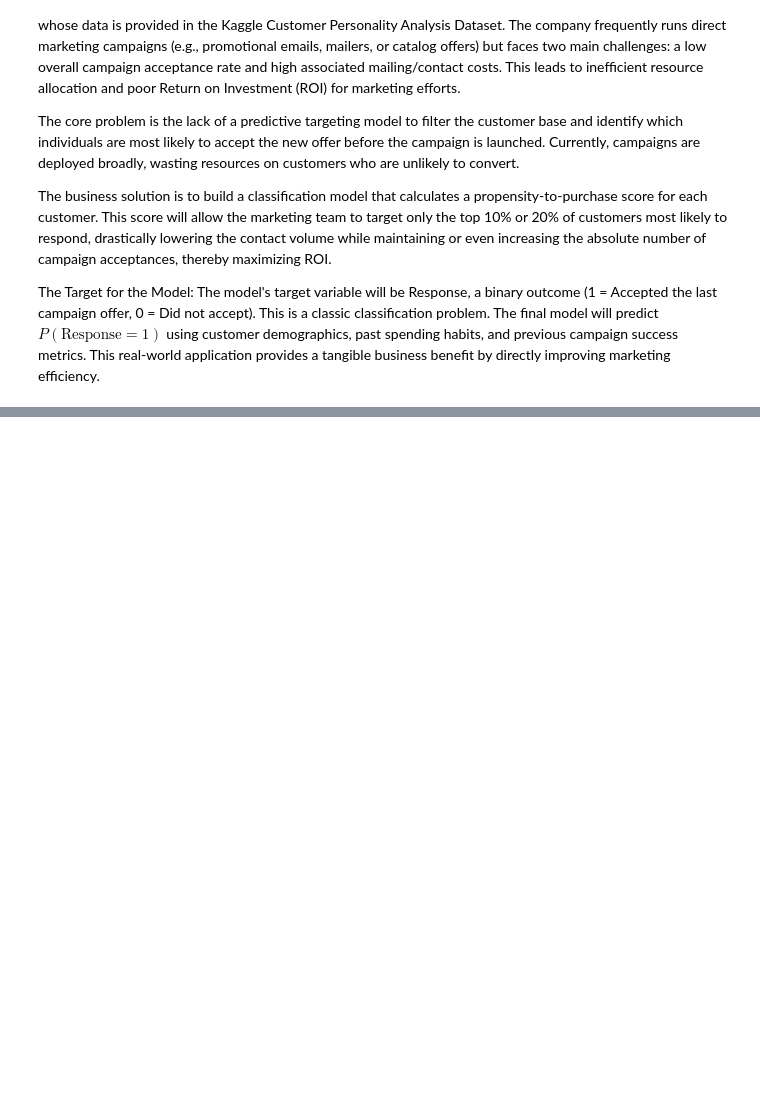
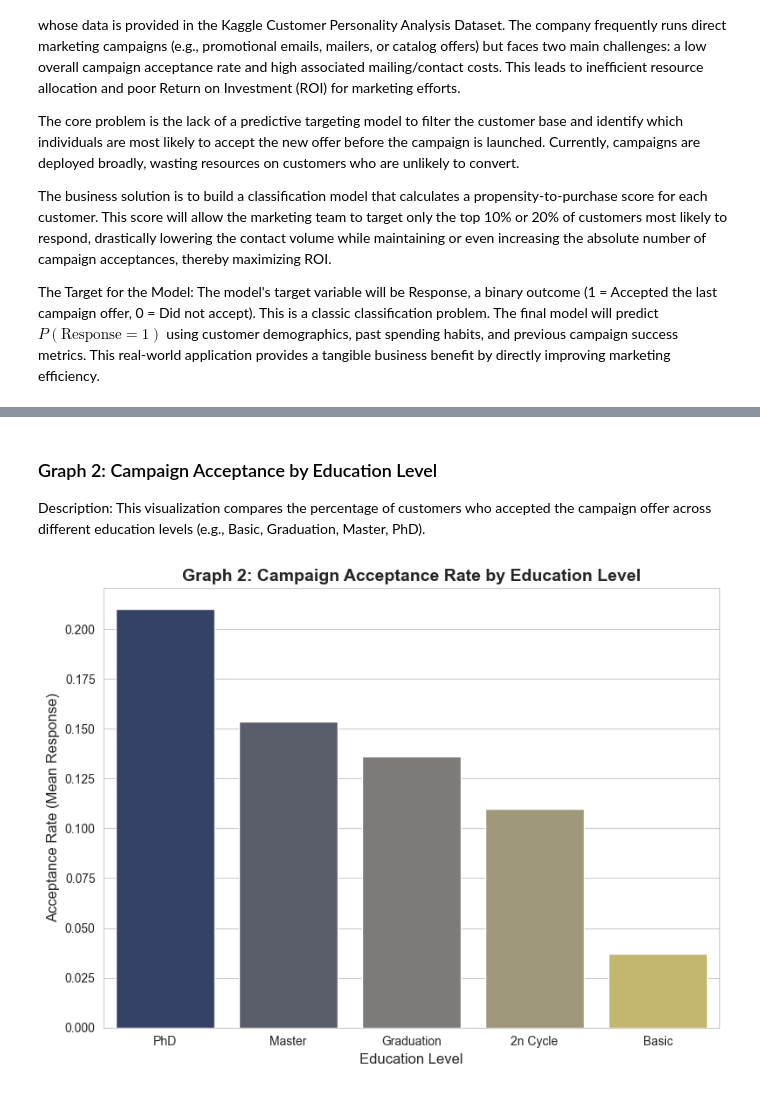
Before and after one commit to surenther/Data-Mining, a Jupyter notebook: Week6/week6.ipynb, the cells around one changed output, grey strips where cells are left out. Saved outputs shown, nothing was run; the diff lists cells and outputs as text; code cells hidden in the pictures; blank space fills up the shorter version.

```diff
--- a/Week6/week6.ipynb
+++ b/Week6/week6.ipynb
@@ -35,0 +89,16 @@ The analysis uses a real-world dataset sourced from Kaggle: Customer Personality
+# %% [markdown]
+### Graph 2: Campaign Acceptance by Education Level
+Description: This visualization compares the percentage of customers who accepted the campaign offer across different education levels (e.g., Basic, Graduation, Master, PhD).
+# %%
+# --- Graph 2: Campaign Acceptance by Education Level ---
+education_acceptance = df.groupby('Education')['Response'].mean().sort_values(ascending=False).reset_index()
+
+plt.figure(figsize=(8, 6))
+ax2 = sns.barplot(x='Education', y='Response', data=education_acceptance, palette='cividis')
+ax2.set_title('Graph 2: Campaign Acceptance Rate by Education Level', fontsize=14, fontweight='bold')
+ax2.set_xlabel('Education Level', fontsize=12)
+ax2.set_ylabel('Acceptance Rate (Mean Response)', fontsize=12)
+plt.tight_layout()
+plt.show()
+# %% [output]
+[figure, added]
```
Also changed, not shown: parts of 13 cells of this notebook, 1 other file.
